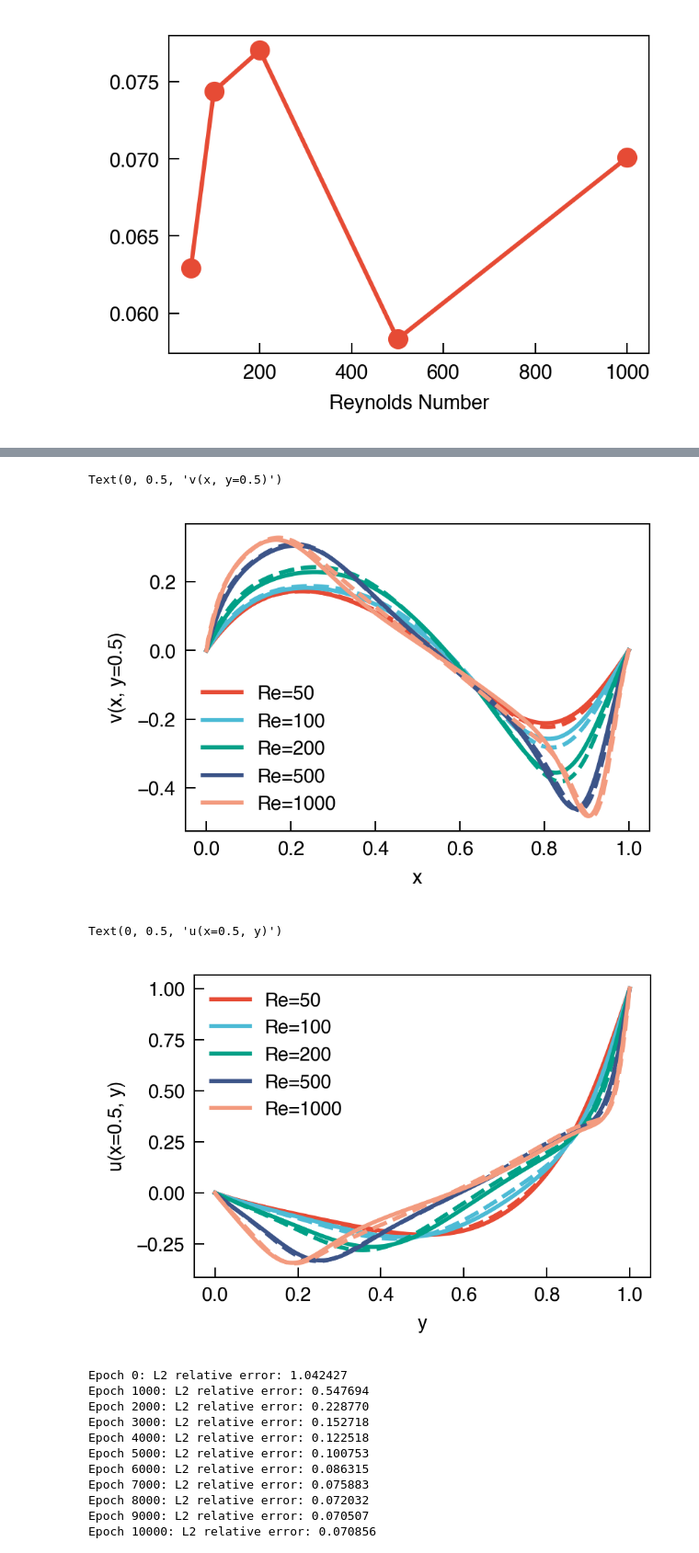
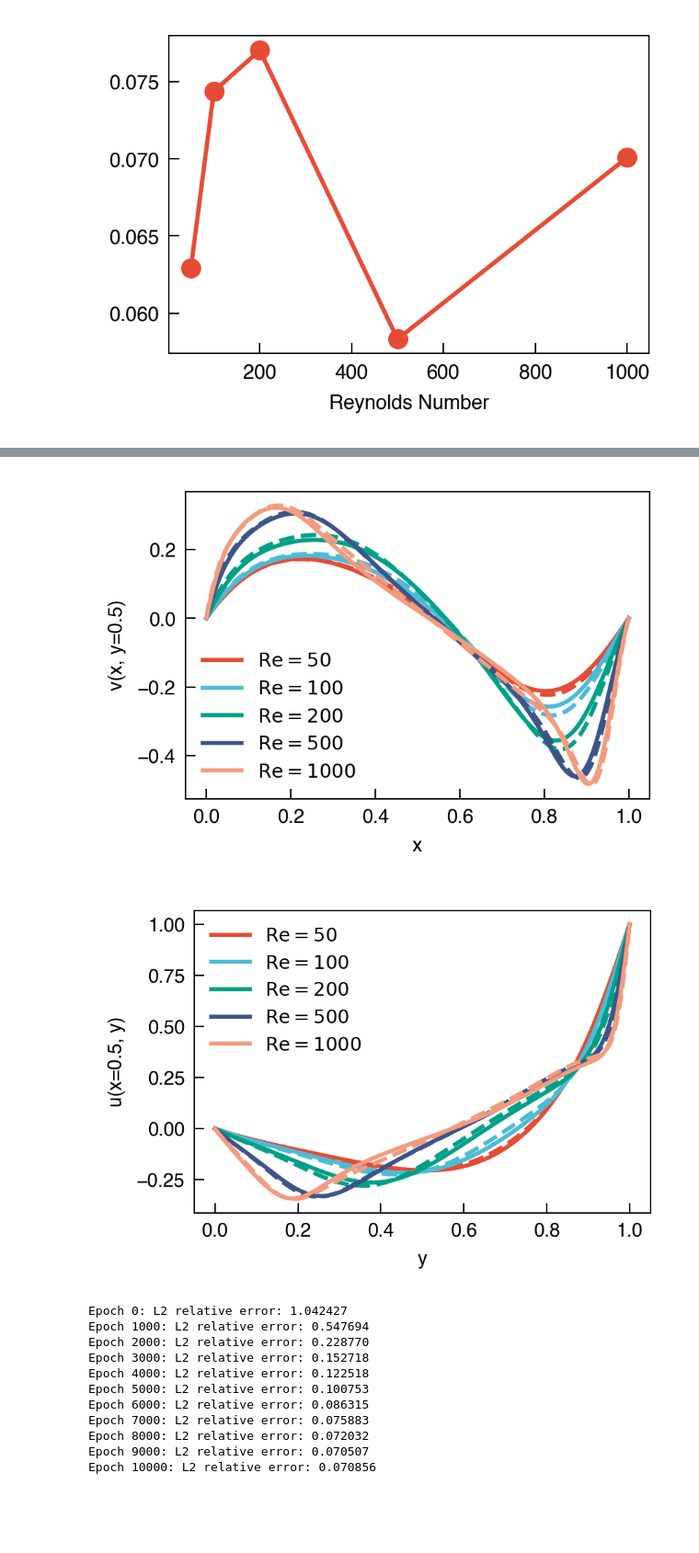
Before and after one commit to NanxiiChen/PI-CViT, a Jupyter notebook: ldc/eval.ipynb, the cells around one changed output, grey strips where cells are left out. Shown at 92% size. Saved outputs shown, nothing was run; the diff lists cells and outputs as text; code cells hidden in the pictures; blank space fills up the shorter version.

```diff
--- a/ldc/eval.ipynb
+++ b/ldc/eval.ipynb
@@ -285,48 +284,48 @@ for i, this_reynold in enumerate(target_reynold):
     plt.plot(
         x,
         sols[i, 1, y_index, :],
-        label=f"Re={int(this_reynold[0])}",
+        # label=f"Re={int(this_reynold[0])}",
+        label=fr"$\mathrm{{Re}}={int(this_reynold[0])}$",
         linestyle="-",
         color=f"C{i}",
     )
 ax.legend()
 ax.set_xlabel("x")
 ax.set_ylabel("v(x, y=0.5)")
-# fig.savefig("./figures/ldc_velocity_profile_v.png", dpi=300, bbox_inches="tight", pad_inches=0.0)
-# fig.savefig("./figures/ldc_velocity_profile_v.pdf", dpi=300, bbox_inches="tight", pad_inches=0.0)
+fig.savefig("./figures/ldc_velocity_profile_v.png", dpi=300, bbox_inches="tight", pad_inches=0.0)
+fig.savefig("./figures/ldc_velocity_profile_v.pdf", dpi=300, bbox_inches="tight", pad_inches=0.0)
 # %% [output]
-Text(0, 0.5, 'v(x, y=0.5)')
-[figure, old version]
+[figure, new version]
 # %%
 # 绘制 v 在 x=0.5 处的剖面图
 x_index = Nx // 2  # x=0.5 对应的索引
 # plt.figure(figsize=(3, 2))
 fig, ax = plt.subplots(figsize=(3, 2))
 for i, this_reynold in enumerate(target_reynold):
 
     ax.plot(
         y,
         ref_data[i, 0, :, x_index],
         # label=f"Ref. Re={int(this_reynold[0])}",
         linestyle="--",
         color=f"C{i}",
     )
 
     ax.plot(
         y,
         sols[i, 0, :, x_index],
-        label=f"Re={int(this_reynold[0])}",
+        # label=f"Re={int(this_reynold[0])}",
+        label=fr"$\mathrm{{Re}}={int(this_reynold[0])}$",
         linestyle="-",
         color=f"C{i}",
     )
 ax.legend()
 ax.set_xlabel("y")
 ax.set_ylabel("u(x=0.5, y)")
-# fig.savefig("./figures/ldc_velocity_profile_u.png", dpi=300, bbox_inches="tight", pad_inches=0.0)
-# fig.savefig("./figures/ldc_velocity_profile_u.pdf", dpi=300, bbox_inches="tight", pad_inches=0.0)
+fig.savefig("./figures/ldc_velocity_profile_u.png", dpi=300, bbox_inches="tight", pad_inches=0.0)
+fig.savefig("./figures/ldc_velocity_profile_u.pdf", dpi=300, bbox_inches="tight", pad_inches=0.0)
 # %% [output]
-Text(0, 0.5, 'u(x=0.5, y)')
-[figure, old version]
+[figure, new version]
 # %%
 epochs = jnp.arange(0, 15001, configs.save_every)
 
```
Also changed, not shown: parts of 2 cells of this notebook, 12 other files.
